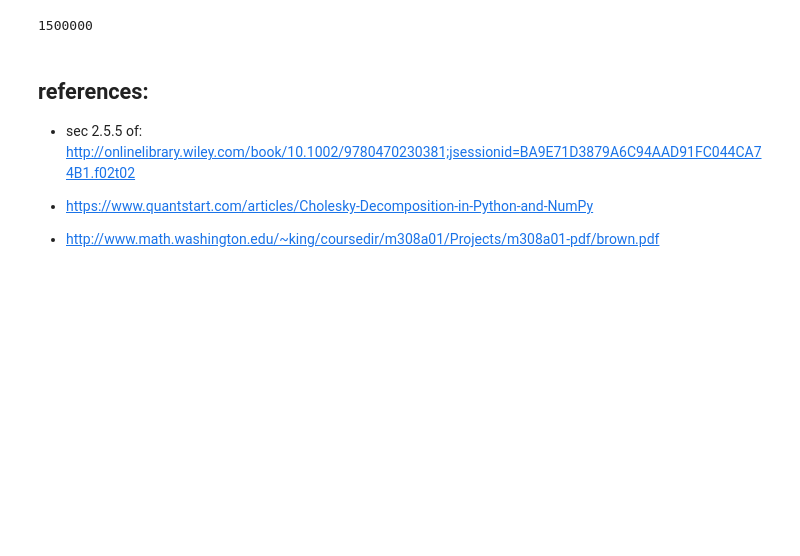
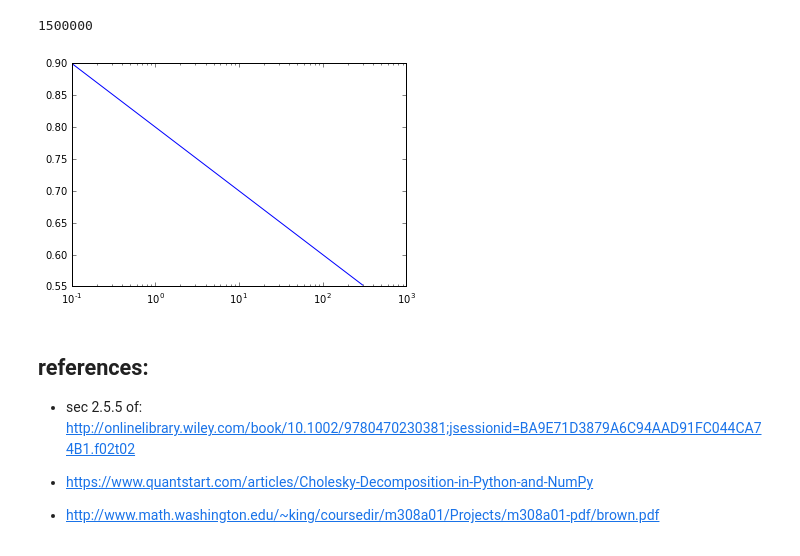
Before and after one commit to jngaravitoc/shapes, a Jupyter notebook: notebooks/Ellipsoids.ipynb, the cells around one changed output. Cells and saved outputs as stored; diff of their text form; code cells hidden in the pictures; blank space fills up the shorter version.

```diff
--- a/notebooks/Ellipsoids.ipynb
+++ b/notebooks/Ellipsoids.ipynb
@@ -128,6 +151,15 @@ subplot(1, 2, 1)
 imshow(log10(rho.T), origin='lower',
        extent=[min(ellips_halo[:,0]), max(ellips_halo[:,0]),
                min(ellips_halo[:,1]), max(ellips_halo[:,1])])
+# %%
+r = np.linspace(0, 300, 3000)
+qr = x_r(r, 1, 0.8, 0.1)
+# %%
+plot(r, qr)
+xscale('log')
+#ylim(0.6, 1)
+# %% [output]
+[figure, added]
 # %% [markdown]
 ## references:
 
```
Also changed, not shown: parts of 19 cells of this notebook.
